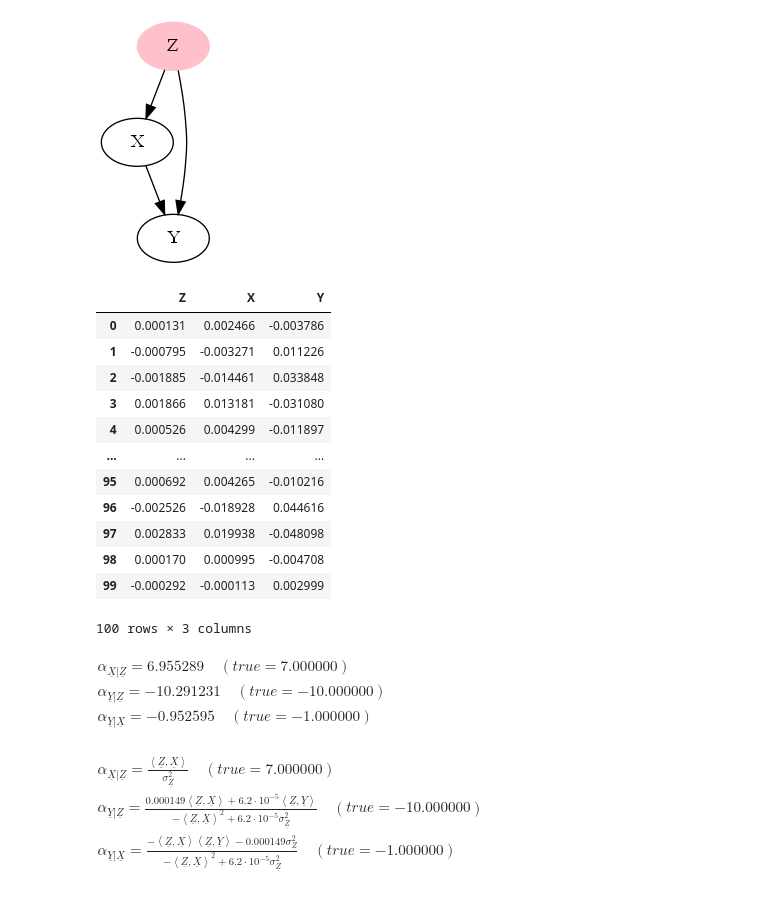
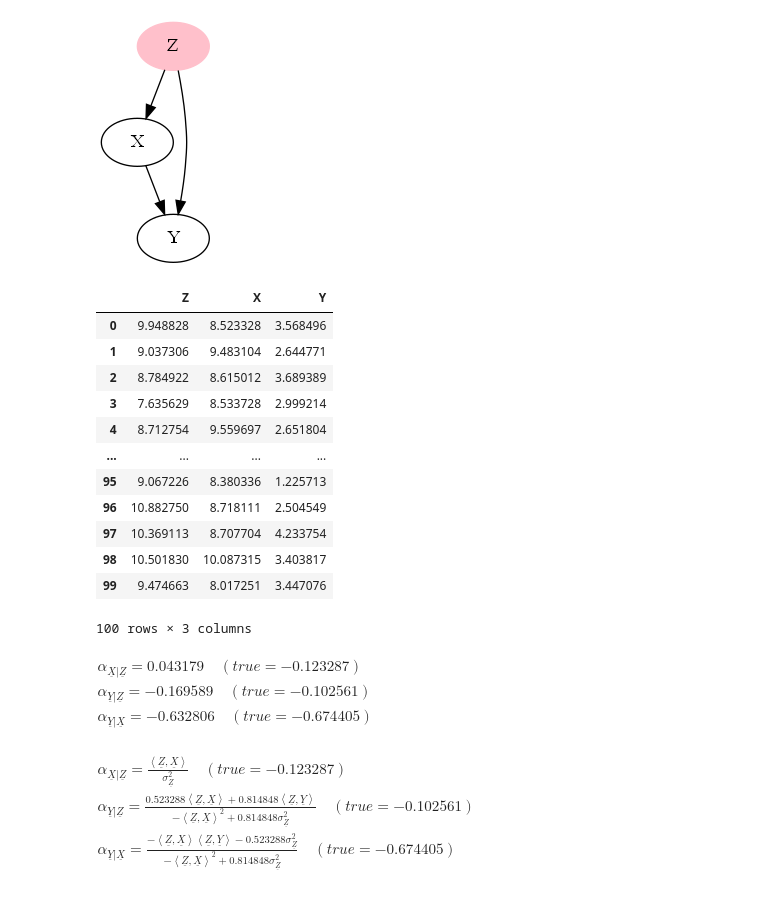
Before and after one commit to rrtucci/scumpy, a Jupyter notebook: jupyter_notebooks/estimating-gains.ipynb, the cells around one changed output. Saved outputs shown, nothing was run; the diff lists cells and outputs as text; code cells hidden in the pictures.

```diff
--- a/jupyter_notebooks/estimating-gains.ipynb
+++ b/jupyter_notebooks/estimating-gains.ipynb
@@ -37,30 +37,31 @@ graph.draw(jupyter=True)
 # %%
 # generate synthetic dataset
 from RandomDataMaker import *
 import pandas as pd
 dim = graph.num_nds
-# sig_eps is the standard deviation for external noise variables. We assume they have zero mean
-sig_eps = [0.001]*dim
-# all alpha_{i|j} are ints chosen at randon in interval [-alpha_bound, alpha_bound]
-alpha_bound = 10
-dmaker = RandomDataMaker(graph, sig_eps=sig_eps, alpha_bound=alpha_bound)
+# mean_eps and sig_eps are the mean and the standard deviation for external noise variables.
+mean_eps = [5]*dim
+sig_eps = [1]*dim
+# all alpha_{i|j} are chosen at randon from the interval [-alpha_bound, alpha_bound]
+alpha_bound = 1
+dmaker = RandomDataMaker(graph, mean_eps=mean_eps, sig_eps=sig_eps, alpha_bound=alpha_bound)
 num_rows = 100
 data_path = "test_data.csv"
 dmaker.write_dataset_csv(num_rows, data_path)
 pd.read_csv(data_path)
 # %% [output]
 |  | Z | X | Y |
-| 0 | 0.000131 | 0.002466 | -0.003786 |
-| 1 | -0.000795 | -0.003271 | 0.011226 |
-| 2 | -0.001885 | -0.014461 | 0.033848 |
-| 3 | 0.001866 | 0.013181 | -0.031080 |
-| 4 | 0.000526 | 0.004299 | -0.011897 |
+| 0 | 9.948828 | 8.523328 | 3.568496 |
+| 1 | 9.037306 | 9.483104 | 2.644771 |
+| 2 | 8.784922 | 8.615012 | 3.689389 |
+| 3 | 7.635629 | 8.533728 | 2.999214 |
+| 4 | 8.712754 | 9.559697 | 2.651804 |
 | ... | ... | ... | ... |
-| 95 | 0.000692 | 0.004265 | -0.010216 |
-| 96 | -0.002526 | -0.018928 | 0.044616 |
-| 97 | 0.002833 | 0.019938 | -0.048098 |
-| 98 | 0.000170 | 0.000995 | -0.004708 |
-| 99 | -0.000292 | -0.000113 | 0.002999 |
+| 95 | 9.067226 | 8.380336 | 1.225713 |
+| 96 | 10.882750 | 8.718111 | 2.504549 |
+| 97 | 10.369113 | 8.707704 | 4.233754 |
+| 98 | 10.501830 | 10.087315 | 3.403817 |
+| 99 | 9.474663 | 8.017251 | 3.447076 |
 100 rows × 3 columns
 # %%
 # Calculate numerical estimates for the gains and print them.
@@ -73,11 +74,11 @@ gest = GainsEstimator(graph, data_path)
 gest.print_alpha_list(true_alpha_mat=dmaker.alpha_mat)
 # %% [output]
 $\displaystyle \begin{array}{l}
-\alpha_{\underline{X}|\underline{Z}} = 6.955289\quad(true= 7.000000)
+\alpha_{\underline{X}|\underline{Z}} = 0.043179\quad(true= -0.123287)
 \\
-\alpha_{\underline{Y}|\underline{Z}} = -10.291231\quad(true= -10.000000)
+\alpha_{\underline{Y}|\underline{Z}} = -0.169589\quad(true= -0.102561)
 \\
-\alpha_{\underline{Y}|\underline{X}} = -0.952595\quad(true= -1.000000)
+\alpha_{\underline{Y}|\underline{X}} = -0.632806\quad(true= -0.674405)
 \end{array}$
 # %%
 # now suppose "Z" is a hidden node
@@ -85,9 +86,9 @@ gest = GainsEstimator(graph, data_path, hidden_nds = ["Z"])
 gest.print_alpha_list(true_alpha_mat=dmaker.alpha_mat)
 # %% [output]
 $\displaystyle \begin{array}{l}
-\alpha_{\underline{X}|\underline{Z}} = \frac{\left\langle\underline{Z},\underline{X}\right\rangle}{\sigma^2_{\underline{Z}}}\quad(true= 7.000000)
+\alpha_{\underline{X}|\underline{Z}} = \frac{\left\langle\underline{Z},\underline{X}\right\rangle}{\sigma^2_{\underline{Z}}}\quad(true= -0.123287)
 \\
-\alpha_{\underline{Y}|\underline{Z}} = \frac{0.000149 \left\langle\underline{Z},\underline{X}\right\rangle + 6.2 \cdot 10^{-5} \left\langle\underline{Z},\underline{Y}\right\rangle}{- \left\langle\underline{Z},\underline{X}\right\rangle^{2} + 6.2 \cdot 10^{-5} \sigma^2_{\underline{Z}}}\quad(true= -10.000000)
+\alpha_{\underline{Y}|\underline{Z}} = \frac{0.523288 \left\langle\underline{Z},\underline{X}\right\rangle + 0.814848 \left\langle\underline{Z},\underline{Y}\right\rangle}{- \left\langle\underline{Z},\underline{X}\right\rangle^{2} + 0.814848 \sigma^2_{\underline{Z}}}\quad(true= -0.102561)
 \\
-\alpha_{\underline{Y}|\underline{X}} = \frac{- \left\langle\underline{Z},\underline{X}\right\rangle \left\langle\underline{Z},\underline{Y}\right\rangle - 0.000149 \sigma^2_{\underline{Z}}}{- \left\langle\underline{Z},\underline{X}\right\rangle^{2} + 6.2 \cdot 10^{-5} \sigma^2_{\underline{Z}}}\quad(true= -1.000000)
+\alpha_{\underline{Y}|\underline{X}} = \frac{- \left\langle\underline{Z},\underline{X}\right\rangle \left\langle\underline{Z},\underline{Y}\right\rangle - 0.523288 \sigma^2_{\underline{Z}}}{- \left\langle\underline{Z},\underline{X}\right\rangle^{2} + 0.814848 \sigma^2_{\underline{Z}}}\quad(true= -0.674405)
 \end{array}$
```
Also changed, not shown: 7 other files.
